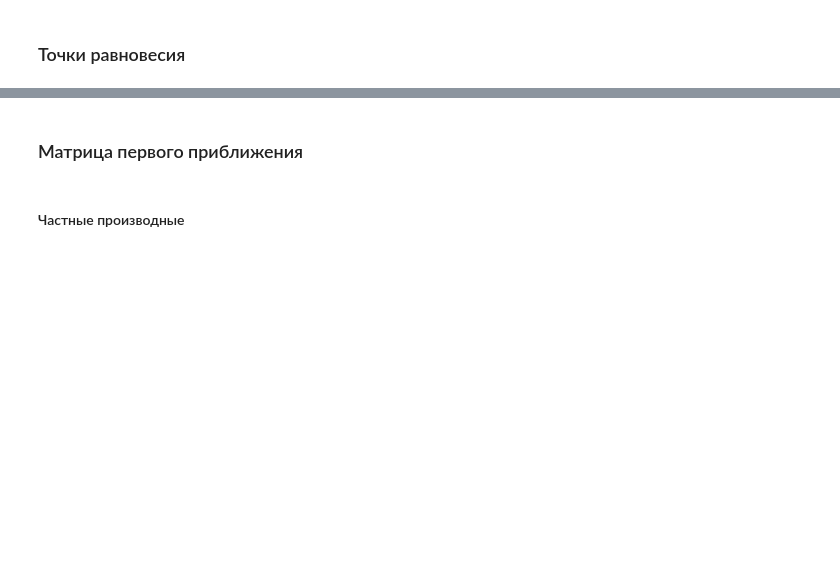
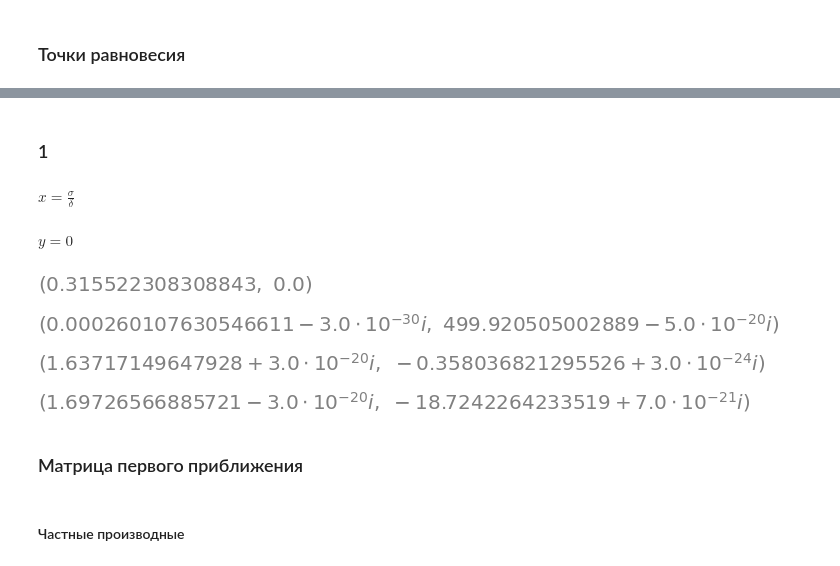
Before and after one commit to SergeyPishchulov/thesis, a Jupyter notebook: Thesis_paper.ipynb, the cells around one changed output, grey strips where cells are left out. Drawn from its saved outputs; the diff is of its cells as text; code cells hidden in the pictures; blank space fills up the shorter version.

Commit message:
complex solutions 0_o

```diff
--- a/Thesis_paper.ipynb
+++ b/Thesis_paper.ipynb
@@ -66,8 +57,0 @@ solve(dydt.subs(muless_params), x, y)
-# %%
-concrete_params[mu]=0.1# Решение не зависит от mu
-xc, yc = nsolve([dxdt.evalf(subs=concrete_params),
-                dydt.evalf(subs=concrete_params)], [x, y], (-1, 1))
-yc=0# из-за float накапливается ошибка.
-eqilibrium = {x: xc, y: yc}
-xc, yc
-#TODO 1.636 0 - решение?
@@ -82,0 +58,13 @@ dydt.evalf(subs={**eqilibrium, **muless_params}))
+# %% [markdown]
+### 1
+# %%
+display(Math('x = ' + latex(sigma/delta)))
+display(Math('y = 0' )) # Решение не зависит от μ
+# %% [output]
+$\displaystyle x = \frac{σ}{δ}$
+$\displaystyle y = 0$
+# %%
+def get_solutions(cur_mu=concrete_params[mu]):
+    params = dict(concrete_params)
+    params[mu] = cur_mu
+    return solve([dxdt.subs(params), dydt.subs(params)], x,y)
@@ -83,3 +75,13 @@ dydt.evalf(subs={**eqilibrium, **muless_params}))
+# %%
+solutions = get_solutions()
+# %%
+for s in solutions:
+    display(s)
+# %% [output]
+[figure, added]
+[figure, added]
+[figure, added]
+[figure, added]
 # %% [markdown]
 ### Матрица первого приближения
 # %% [markdown]
```
Also changed, not shown: parts of 18 cells of this notebook.
